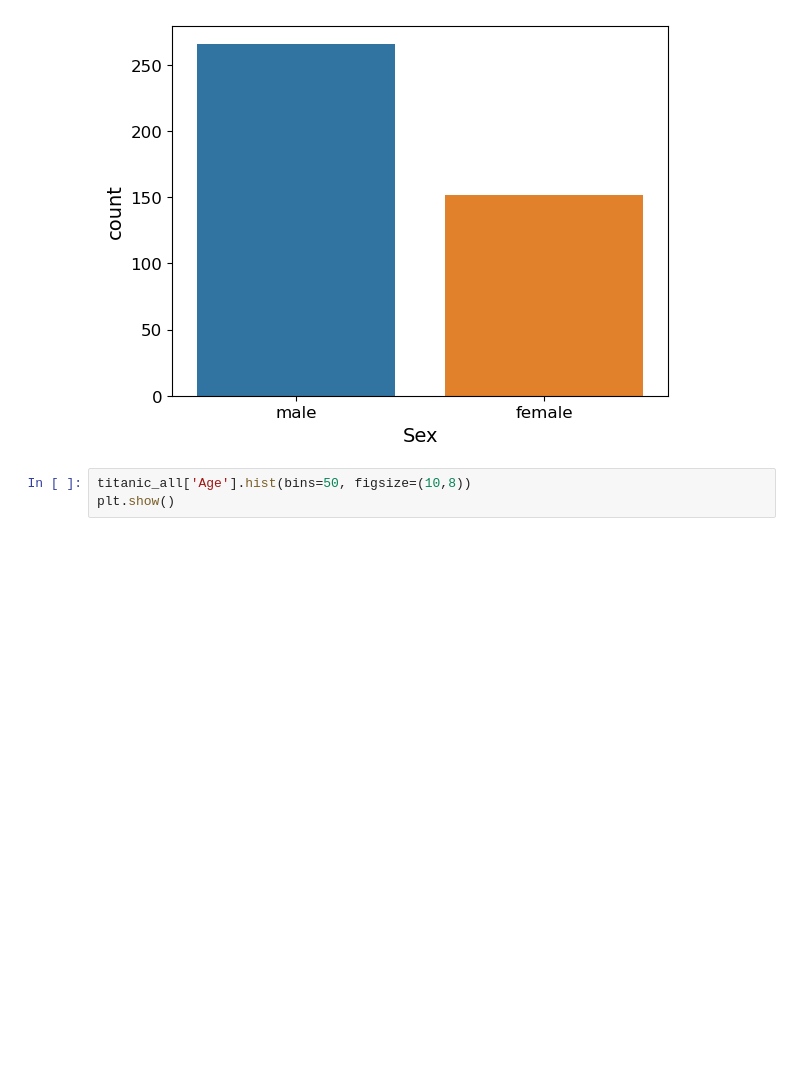
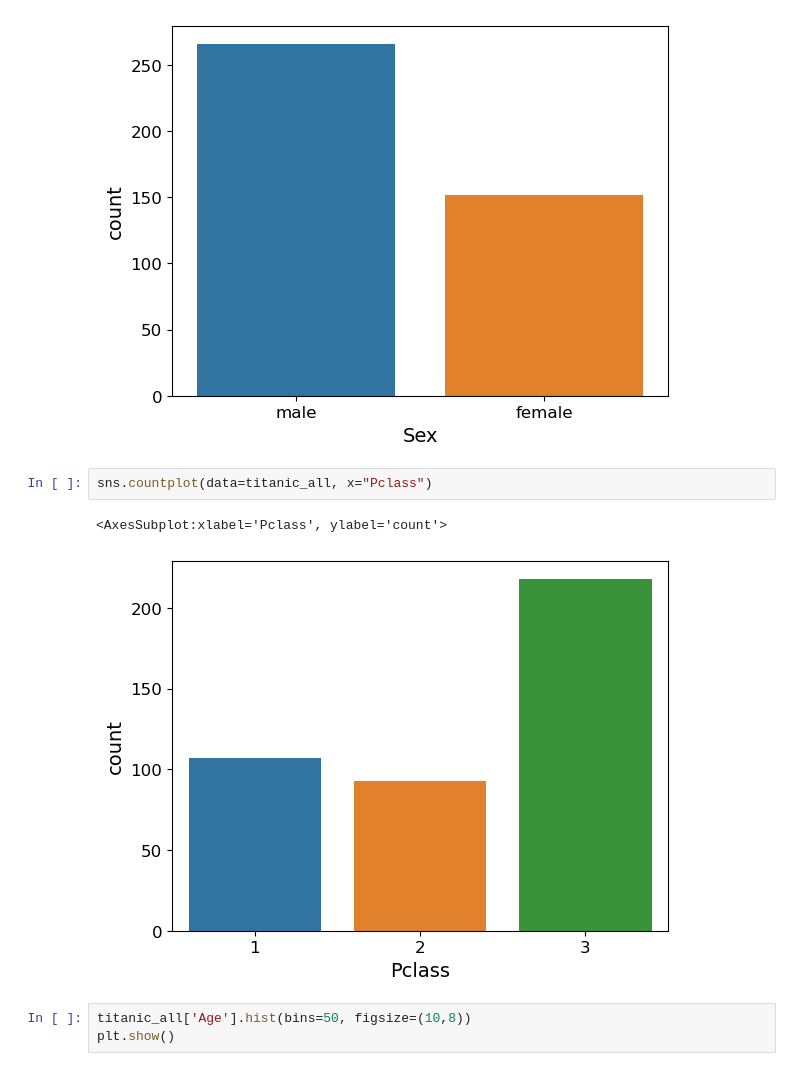
Before and after one commit to DaniPaz12/VisualStudioThings, a Jupyter notebook: IA/Notebooks CLASIFICACION Y CLUSTERING/Clasificación binaria titanic.ipynb, the cells around one changed output. Saved outputs shown, nothing was run; the diff lists cells and outputs as text; blank space fills up the shorter version.

Commit message:
modificacion titanic

```diff
--- a/IA/Notebooks CLASIFICACION Y CLUSTERING/Clasificación binaria titanic.ipynb
+++ b/IA/Notebooks CLASIFICACION Y CLUSTERING/Clasificación binaria titanic.ipynb
@@ -99,6 +112,11 @@ sns.countplot(data=titanic_all, x="Sex")
 # %% [output]
 <AxesSubplot:xlabel='Sex', ylabel='count'>
 [figure]
+# %%
+sns.countplot(data=titanic_all, x="Pclass")
+# %% [output]
+<AxesSubplot:xlabel='Pclass', ylabel='count'>
+[figure, added]
 # %%
 titanic_all['Age'].hist(bins=50, figsize=(10,8))
 plt.show()
```
Also changed, not shown: parts of 18 cells of this notebook, 2 other files.
